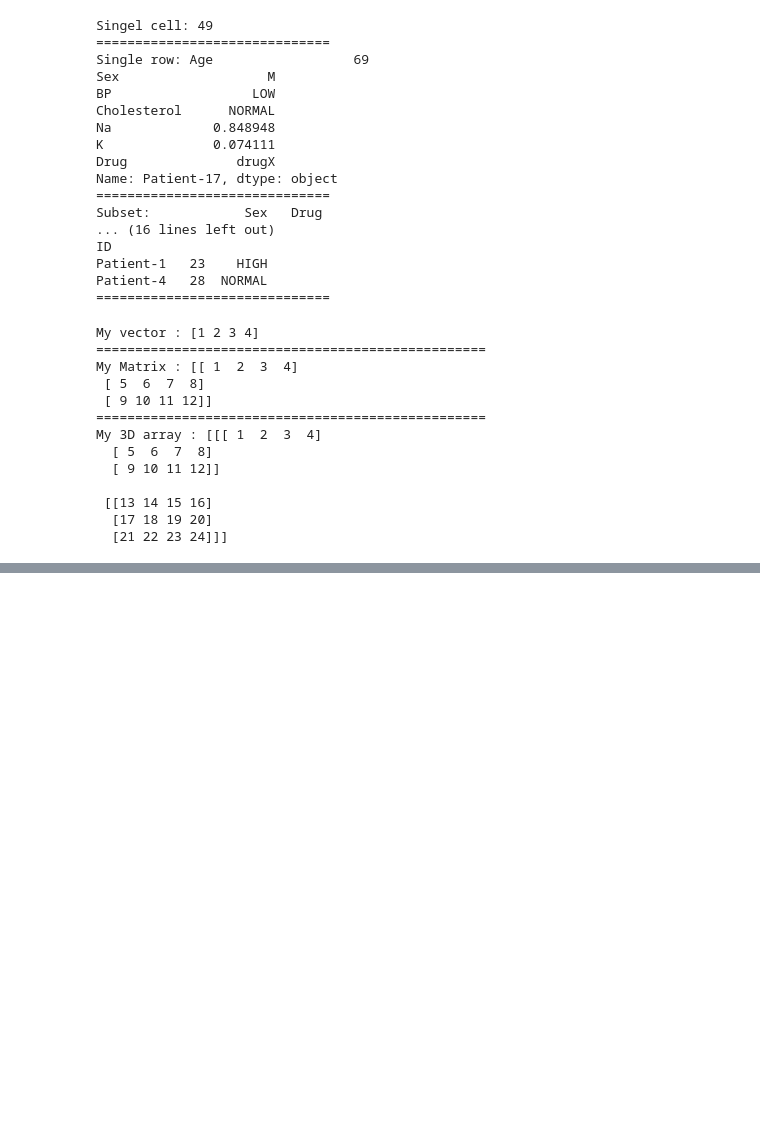
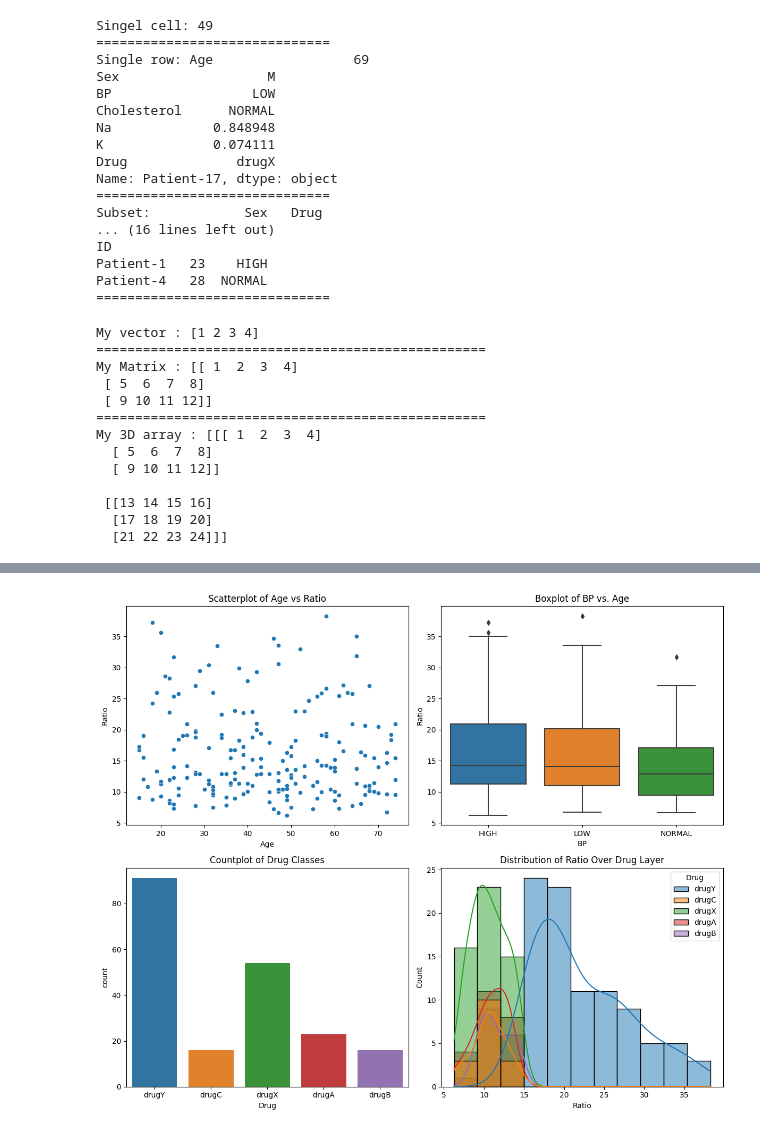
Before and after one commit to aryanssd/-sixteenth-exercices-for-loop, a Jupyter notebook: python-training.ipynb, the cells around one changed output, grey strips where cells are left out. Drawn from its saved outputs; the diff is of its cells as text; code cells hidden in the pictures; blank space fills up the shorter version.

```diff
--- a/python-training.ipynb
+++ b/python-training.ipynb
@@ -372,0 +494,36 @@ My 3D array : [[[ 1  2  3  4]
+# %%
+# Seaborn
+Na = df.Na
+K = df.K
+Age = df.Age
+Ratio = df.Ratio
+
+# Create a 2x2 layout for plots
+fig, axes = plt.subplots(nrows=2, ncols=2, figsize=(12,10))
+
+#Plot 1 : Scatterplot of Age vs. Ratio
+sns.scatterplot(x='Age', y='Ratio', data=df, ax=axes[0, 0])
+axes[0, 0].set_title('Scatterplot of Age vs Ratio')
+
+
+#Plot 2 : Boxplot of BP vs. Age
+sns.boxplot(x='BP', y='Ratio', data=df, ax=axes[0, 1])
+axes[0, 1].set_title('Boxplot of BP vs. Age')
+
+#Plot 3: Countplot of Drug Classes
+sns.countplot(x='Drug', data=df, ax=axes[1, 0])
+axes[1, 0].set_title('Countplot of Drug Classes')
+
+#Plot 4: Distribution of Ratio Over Druc Layer
+
+sns.histplot(data=df, x='Ratio', hue='Drug', kde=True, ax=axes[1, 1])
+axes[1, 1].set_title('Distribution of Ratio Over Drug Layer')
+
+#Adjust Layout
+
+plt.tight_layout()
+
+#Show the plots
+plt.show()
+# %% [output]
+[figure, added]
```
Also changed, not shown: parts of 6 cells of this notebook.
